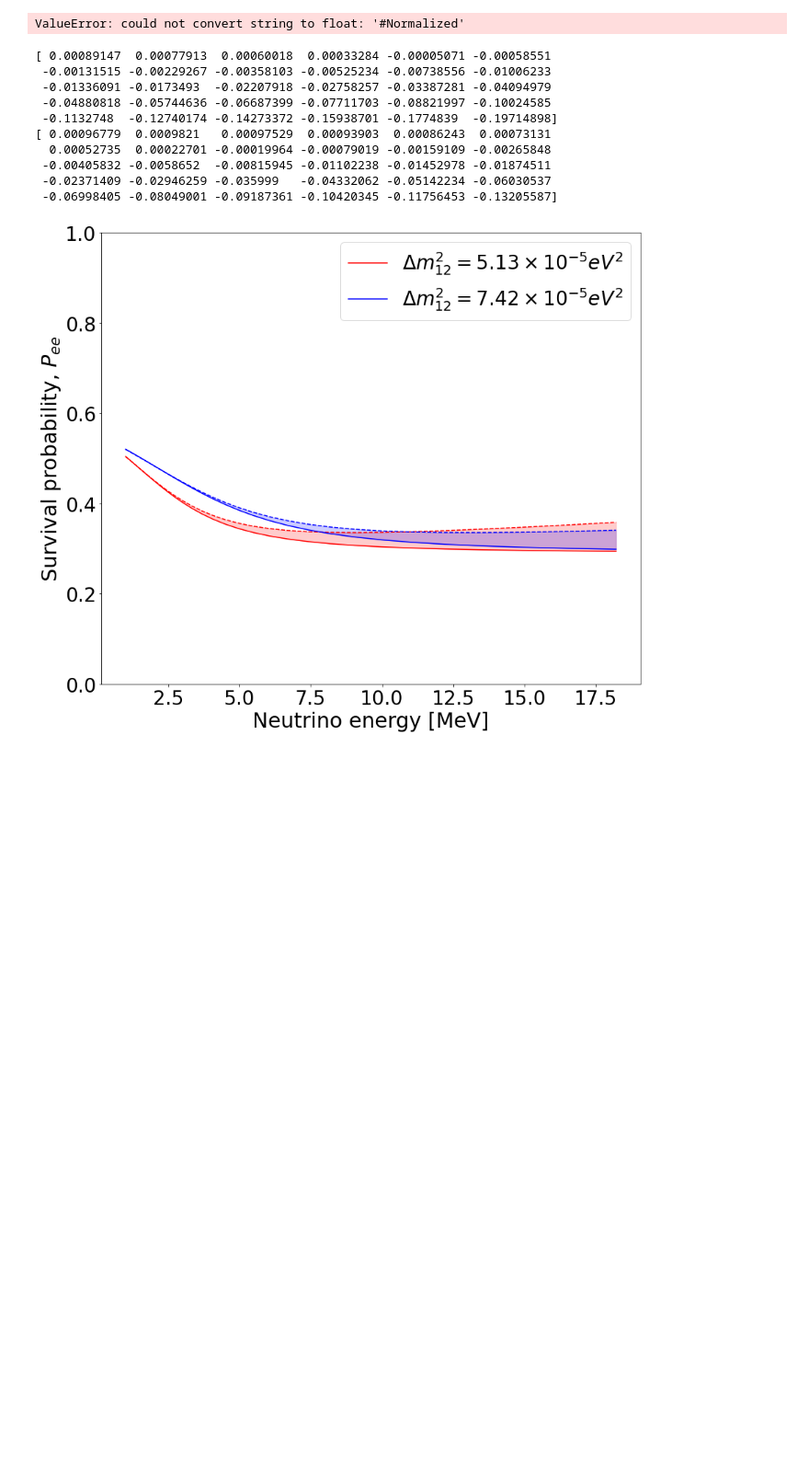
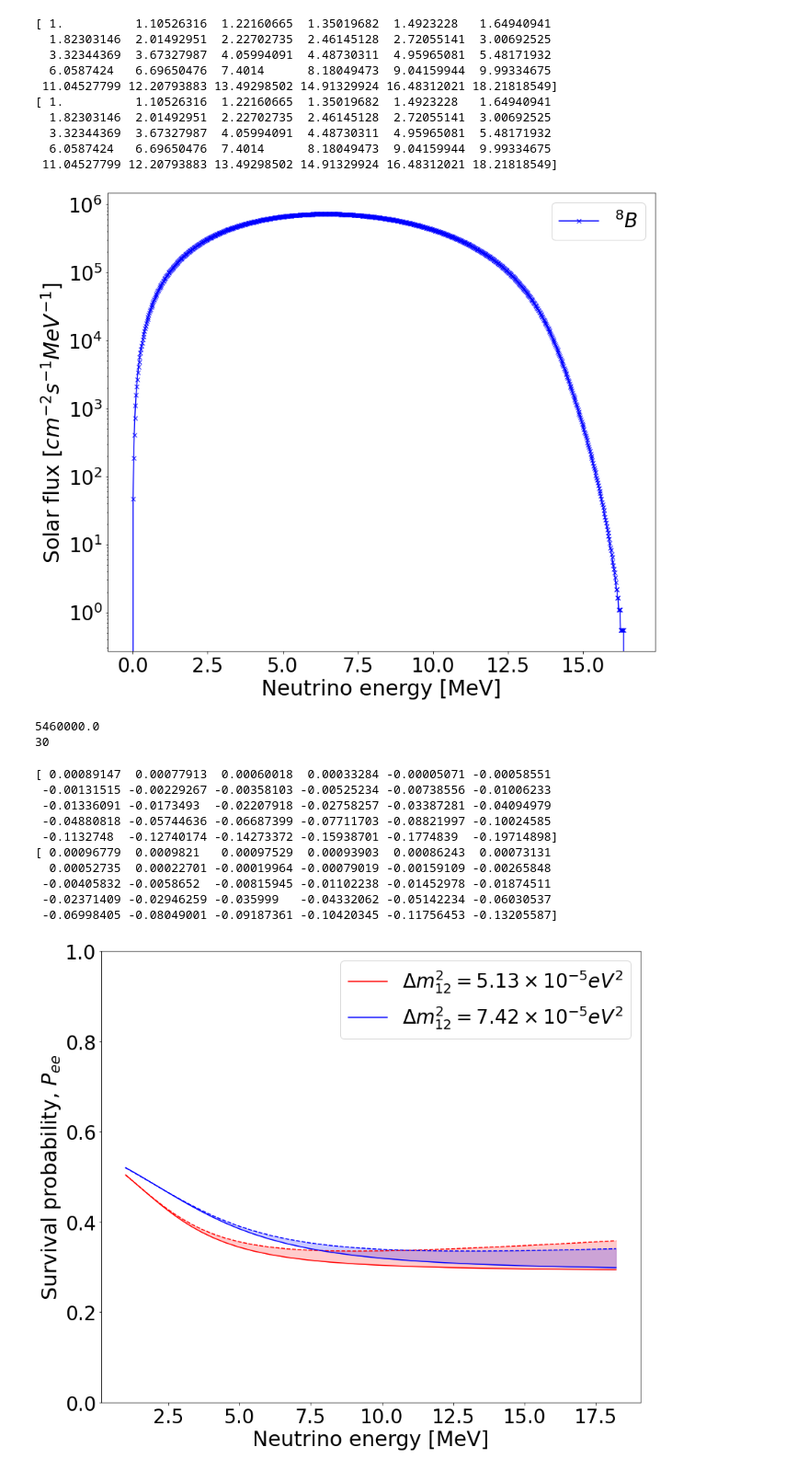
Before and after one commit to nlane314/soLAr-sens, a Jupyter notebook: notebooks/projsens.ipynb, the cells around one changed output. Shown at 92% size. Cells and saved outputs as stored; diff of their text form; code cells hidden in the pictures; blank space fills up the shorter version.

```diff
--- a/notebooks/projsens.ipynb
+++ b/notebooks/projsens.ipynb
@@ -16,7 +17,9 @@ from scipy import interpolate
 # %%
+os.chdir("../data")  # moves working directory to data folder
+
 EvB8 = np.array([])
 EvdataB8 = np.array([])
-with open('bahcallB8spectrum1.csv', 'r') as file:
+with open('bahcallB8spectrum.csv', 'r') as file:
     reader = csv.reader(file)
     for row in reader:
         temp = row[0].split()
@@ -84,34 +87,46 @@ totflux = yB8 #+ yhep
 
 #plt.plot(x, totflux, color='black', linewidth=2)
 
 #totflux = totflux*(x[1]-x[0])
 
 #print(len(yB8), len(yhep))
 #print(yhep)
 
 plt.xlabel('Neutrino energy [MeV]',fontsize=30)
 plt.xticks(fontsize=28)
 plt.ylabel(r'Solar flux [$cm^{-2} s^{-1} MeV^{-1}$]',fontsize=30)
 plt.yticks(fontsize=28)
 plt.yscale('log')
 
 plt.legend(fontsize=28)
 
 plt.show()
 
 np.set_printoptions(suppress=True)
 
 #print('Energy:', repr(x[0:len(totflux)]))
 #print('Flux:', repr(totflux))
 
 numflux = fluxB8  #+ fluxhep
 print(numflux)
 
 #print(x[totflux == np.max(totflux)])
 
 print(len(x))
 # %% [output]
-ValueError: could not convert string to float: '#Normalized'
+[ 1.          1.10526316  1.22160665  1.35019682  1.4923228   1.64940941
+  1.82303146  2.01492951  2.22702735  2.46145128  2.72055141  3.00692525
+  3.32344369  3.67327987  4.05994091  4.48730311  4.95965081  5.48171932
+  6.0587424   6.69650476  7.4014      8.18049473  9.04159944  9.99334675
+ 11.04527799 12.20793883 13.49298502 14.91329924 16.48312021 18.21818549]
+[ 1.          1.10526316  1.22160665  1.35019682  1.4923228   1.64940941
+  1.82303146  2.01492951  2.22702735  2.46145128  2.72055141  3.00692525
+  3.32344369  3.67327987  4.05994091  4.48730311  4.95965081  5.48171932
+  6.0587424   6.69650476  7.4014      8.18049473  9.04159944  9.99334675
+ 11.04527799 12.20793883 13.49298502 14.91329924 16.48312021 18.21818549]
+[figure, added]
+5460000.0
+30
 # %%
 def osc(E, md12):
 
```
Also changed, not shown: parts of 1 cell of this notebook.
